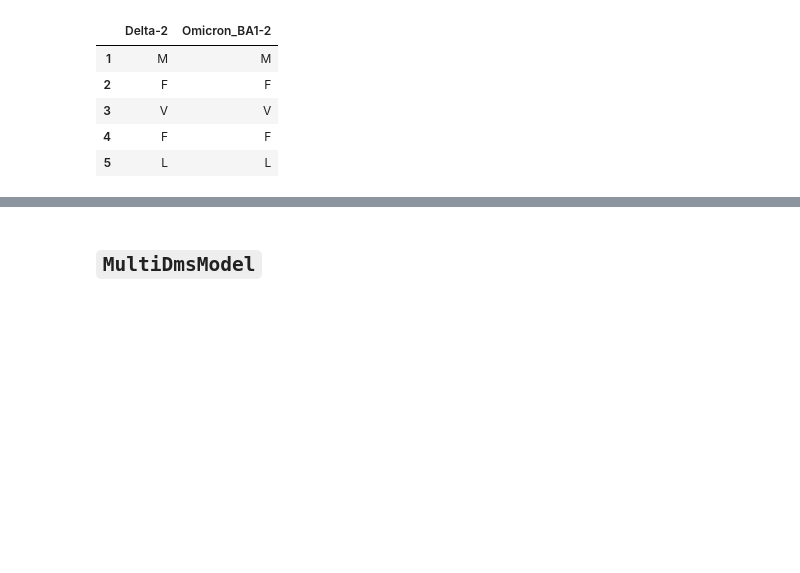
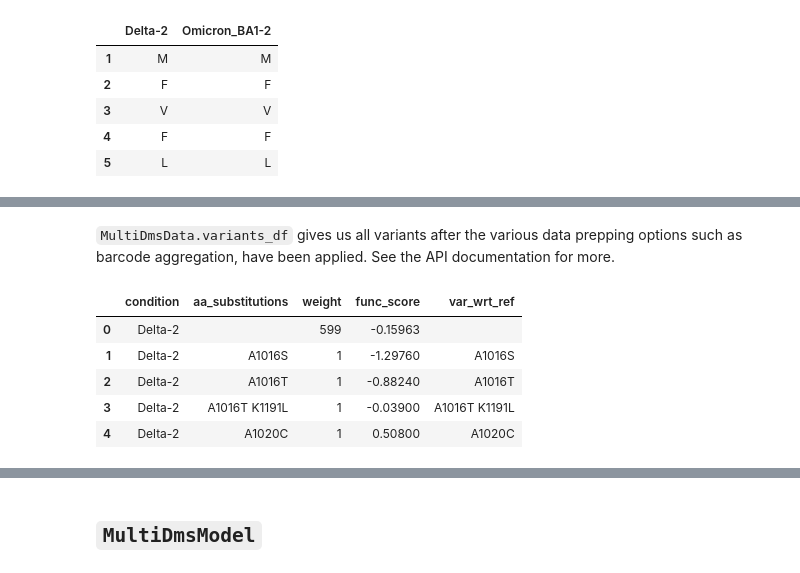
Before and after one commit to matsengrp/multidms, a Jupyter notebook: notebooks/fit_delta_BA1_example.ipynb, the cells around one changed output, grey strips where cells are left out. Drawn from its saved outputs; the diff is of its cells as text; code cells hidden in the pictures; blank space fills up the shorter version.

```diff
--- a/notebooks/fit_delta_BA1_example.ipynb
+++ b/notebooks/fit_delta_BA1_example.ipynb
@@ -142,0 +128,11 @@ frozendict.frozendict({'Delta-2': '', 'Omicron_BA1-2': 'R19T A67V T95I G156E L21
+# %% [markdown]
+`MultiDmsData.variants_df` gives us all variants after the various data prepping options such as barcode aggregation, have been applied. See the API documentation for more.
+# %%
+data.variants_df.head()
+# %% [output]
+|  | condition | aa_substitutions | weight | func_score | var_wrt_ref |
+| 0 | Delta-2 |  | 599 | -0.15963 |  |
+| 1 | Delta-2 | A1016S | 1 | -1.29760 | A1016S |
+| 2 | Delta-2 | A1016T | 1 | -0.88240 | A1016T |
+| 3 | Delta-2 | A1016T K1191L | 1 | -0.03900 | A1016T K1191L |
+| 4 | Delta-2 | A1020C | 1 | 0.50800 | A1020C |
```
Also changed, not shown: parts of 25 cells of this notebook, 49 other files.
